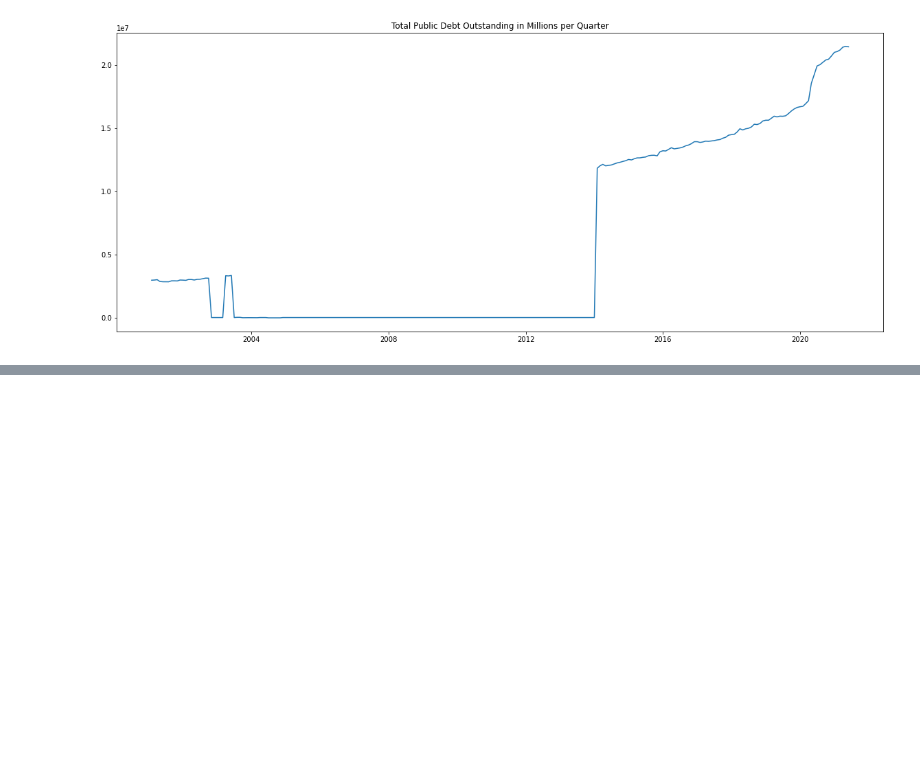
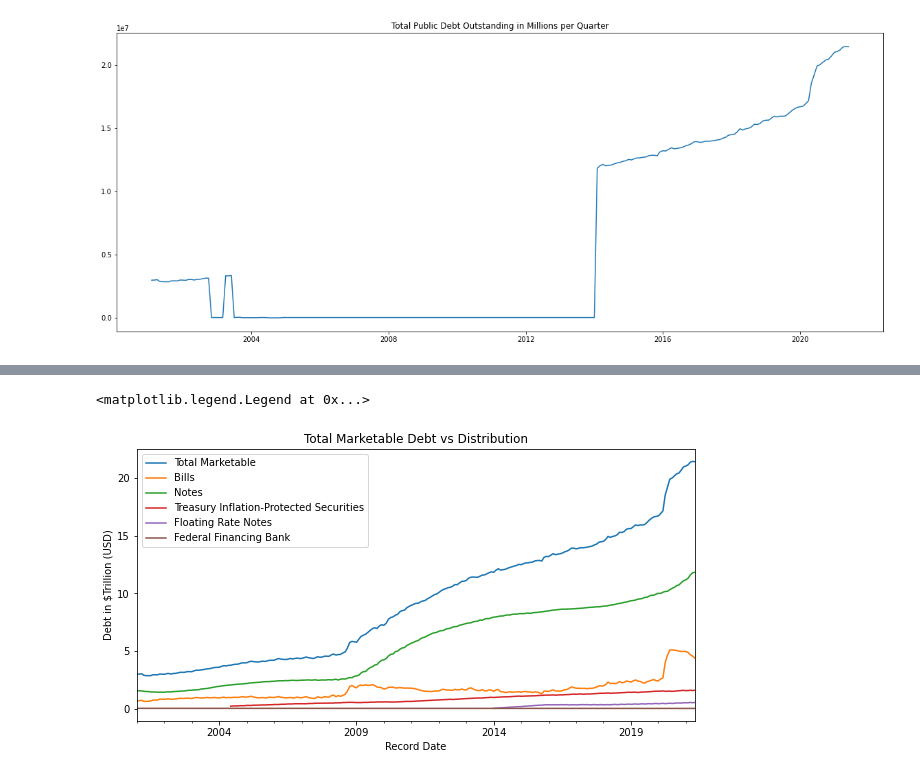
Before and after one commit to kierangraham-au/Data-Project-US-Debt, a Jupyter notebook: usdebt.ipynb, the cells around one changed output, grey strips where cells are left out. Cells and saved outputs as stored; diff of their text form; code cells hidden in the pictures; blank space fills up the shorter version.

```diff
--- a/usdebt.ipynb
+++ b/usdebt.ipynb
@@ -327,0 +341,29 @@ debt_df.set_index("Record_Date")[debt_df.set_index("Record_Date")["Security_Type
+# %%
+
+#Total Marketable Debt
+ax = debt_df.set_index("Record_Date")[debt_df.set_index("Record_Date")[
+    "Security_Type_Description"] == "Total Marketable"].Total_Public_Debt_OutstandingM.plot(label="Total Marketable")
+
+#Class Descriptions
+debt_df.set_index("Record_Date")[debt_df.set_index("Record_Date")[
+    "Security_Class_Description"] == "Bills"].Total_Public_Debt_OutstandingM.plot(label="Bills")
+debt_df.set_index("Record_Date")[debt_df.set_index("Record_Date")[
+    "Security_Class_Description"] == "Notes"].Total_Public_Debt_OutstandingM.plot(label="Notes")
+debt_df.set_index("Record_Date")[debt_df.set_index("Record_Date")[
+    "Security_Class_Description"] == "Treasury Inflation-Protected Securities"].Total_Public_Debt_OutstandingM.plot(label="Treasury Inflation-Protected Securities")
+debt_df.set_index("Record_Date")[debt_df.set_index("Record_Date")[
+    "Security_Class_Description"] == "Floating Rate Notes"].Total_Public_Debt_OutstandingM.plot(label="Floating Rate Notes")
+debt_df.set_index("Record_Date")[debt_df.set_index("Record_Date")[
+    "Security_Class_Description"] == "Federal Financing Bank"].Total_Public_Debt_OutstandingM.plot(label="Federal Financing Bank")
+
+#Labels
+ax.get_yaxis().set_major_formatter(
+    matplotlib.ticker.FuncFormatter(lambda x, p: format(int(x/1000000), ',')))
+plt.ylabel("Debt in $Trillion (USD)")
+plt.title("Total Marketable Debt vs Distribution")
+plt.xlabel("Record Date")
+
+plt.legend()
+# %% [output]
+<matplotlib.legend.Legend at 0x...>
+[figure, added]
```
Also changed, not shown: parts of 7 cells of this notebook.
